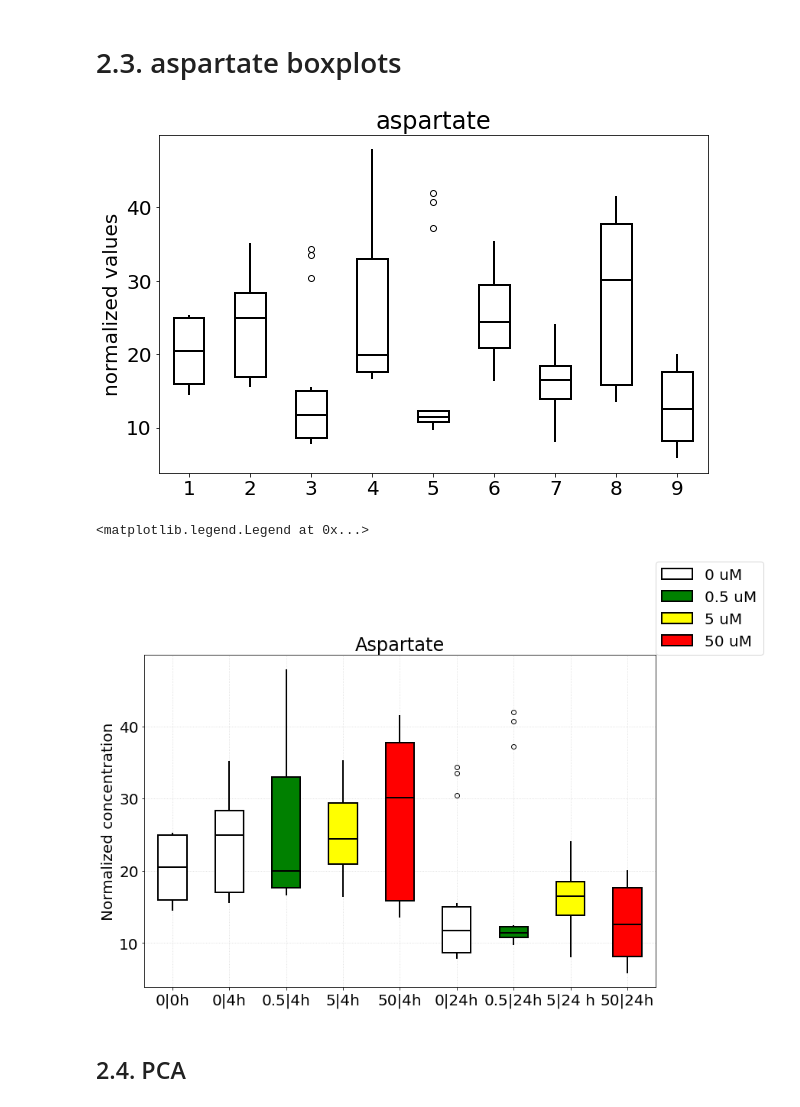
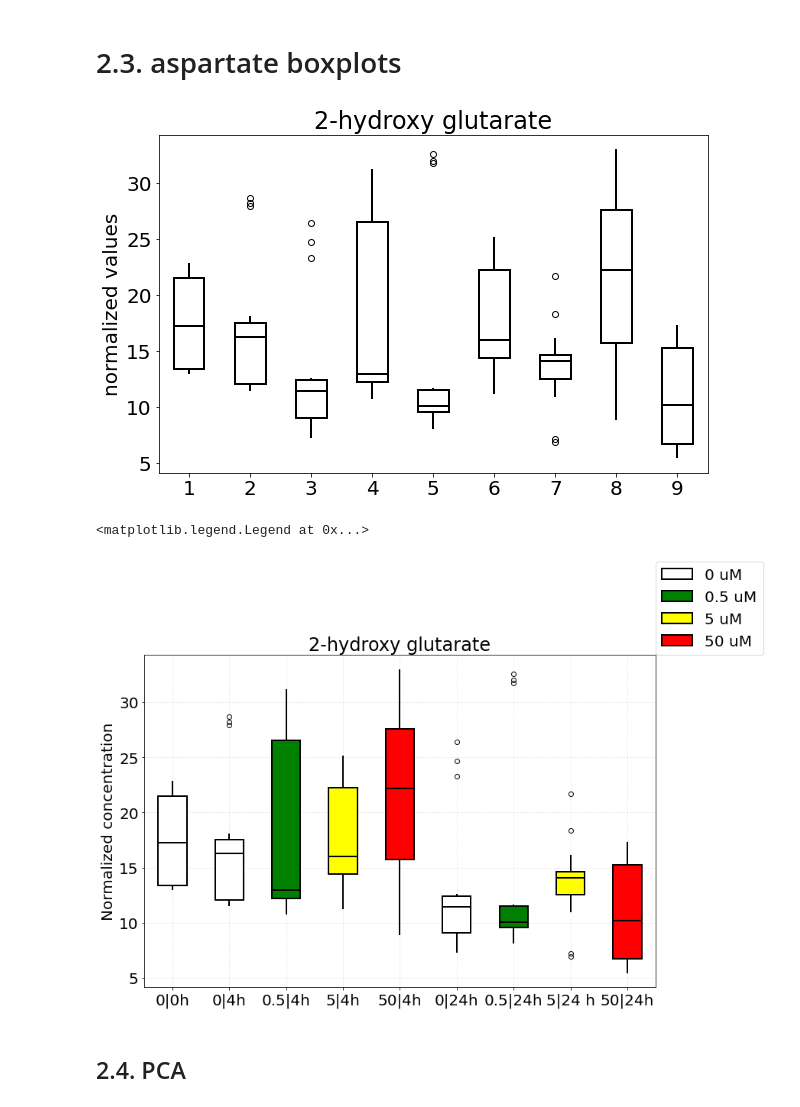
Before and after one commit to adelomana/HUVECs, a Jupyter notebook: untargetted/analysis.ipynb, the cells around one changed output. Saved outputs shown, nothing was run; the diff lists cells and outputs as text; code cells hidden in the pictures.

```diff
--- a/untargetted/analysis.ipynb
+++ b/untargetted/analysis.ipynb
@@ -8,7 +8,7 @@ matplotlib.rcParams.update({'font.size':20, 'font.family':'sans-serif', 'xtick.l
 # 0. user defined variables
 # %%
 untargetted_data_file = '/home/adrian/projects/HUVECs/data/untargetted/AllBatches/ROSA_ACID_NEG_UT_NOMISNORM_AllBatches.csv'
-untargetted_data_file = '/Users/adrian/gd15/hi/research/huvec/data/ROSA_ACID_NEG_UT_NOMISNORM_AllBatches.csv'
+#untargetted_data_file = '/Users/adrian/gd15/hi/research/huvec/data/ROSA_ACID_NEG_UT_NOMISNORM_AllBatches.csv'
 # %% [markdown]
 # 1. read data
 # %%
@@ -81,5 +101,7 @@ conditions after filtering 121
 # %%
-aspartate = 'X132.02816000000001'
+#aspartate = 'X132.02816000000001'
+metabolite_peak = 'X147.02834999999999'
+metabolite_name = '2-hydroxy glutarate'
 # %%
 treatments = ['EGM', '1', '10', '100']
 timepoints = [0, 4, 24]
@@ -96,7 +118,7 @@ print(conditions)
 all_values = []
 for condition in conditions:
     treatment = condition[0]; timepoint = condition[1]
-    sub = df[(df['Treatment'] == treatment) & (df['TIME'] == timepoint)][aspartate]
+    sub = df[(df['Treatment'] == treatment) & (df['TIME'] == timepoint)][metabolite_peak]
 
     print('Concentration {}, time {}. Shape: {}, mean: {}'.format(treatment, timepoint, sub.shape, sub.mean()))
     all_values.append(sub.values)
@@ -162,7 +184,7 @@ matplotlib.pyplot.xticks(bar_positions[1:], ['0|4h', '0|24h', '0.5|4h', '0.5|24h
 all_values = []
 for condition in conditions:
     treatment = condition[0]; timepoint = condition[1]
-    sub = finite_normalized_met[(finite_normalized_met['Treatment'] == treatment) & (finite_normalized_met['TIME'] == timepoint)][aspartate]
+    sub = finite_normalized_met[(finite_normalized_met['Treatment'] == treatment) & (finite_normalized_met['TIME'] == timepoint)][metabolite_peak]
 
     print('Concentration {}, time {}. Shape: {}, mean: {}'.format(treatment, timepoint, sub.shape, sub.mean()))
     #working_values = [value for value in sub.values if numpy.isfinite(value)]
@@ -230,32 +252,32 @@ matplotlib.pyplot.xticks(bar_positions[1:], ['0|4h', '0|24h', '0.5|4h', '0.5|24h
 matplotlib.pyplot.boxplot(all_values, boxprops={'lw':2, 'facecolor':'white'}, medianprops={'lw':2, 'color':'black'}, whiskerprops={'lw':2}, showcaps=False, patch_artist=True)
 
 matplotlib.pyplot.ylabel('normalized values')
-matplotlib.pyplot.title('aspartate')
+matplotlib.pyplot.title(metabolite_name)
 matplotlib.pyplot.tight_layout()
 # %% [output]
-[figure, old version]
+[figure, new version]
 # %%
 fig, ax = matplotlib.pyplot.subplots(figsize=(12,8))
 
 bpw1 = ax.boxplot(all_values[:2], boxprops={'lw':2, 'facecolor':'white'}, medianprops={'lw':2, 'color':'black'}, whiskerprops={'lw':2}, showcaps=False, patch_artist=True, positions=[1,2], widths=0.5)
 
 bpw2 = ax.boxplot(all_values[2], boxprops={'lw':2, 'facecolor':'white'}, medianprops={'lw':2, 'color':'black'}, whiskerprops={'lw':2}, showcaps=False, patch_artist=True, positions=[6], widths=0.5)
 
 bpg = ax.boxplot(all_values[3:5], boxprops={'lw':2, 'facecolor':'green'}, medianprops={'lw':2, 'color':'black'}, whiskerprops={'lw':2}, showcaps=False, patch_artist=True, positions=[3, 7], widths=0.5)
 
 bpy = ax.boxplot(all_values[5:7], boxprops={'lw':2, 'facecolor':'yellow'}, medianprops={'lw':2, 'color':'black'}, whiskerprops={'lw':2}, showcaps=False, patch_artist=True, positions=[4, 8], widths=0.5)
 
 bpr = ax.boxplot(all_values[7:9], boxprops={'lw':2, 'facecolor':'red'}, medianprops={'lw':2, 'color':'black'}, whiskerprops={'lw':2}, showcaps=False, patch_artist=True, positions=[5, 9], widths=0.5)
 
 matplotlib.pyplot.grid(alpha=0.5, ls=':')
 matplotlib.pyplot.xticks([1, 2, 3, 4, 5, 6, 7, 8, 9], ['0|0h', '0|4h', '0.5|4h', '5|4h', '50|4h','0|24h', '0.5|24h', '5|24 h', '50|24h'], )
-matplotlib.pyplot.title('Aspartate')
+matplotlib.pyplot.title(metabolite_name)
 matplotlib.pyplot.ylabel('Normalized concentration')
 
 ax.legend([bpw1["boxes"][0], bpg["boxes"][0], bpy['boxes'][0], bpr['boxes'][0]], ['0 uM', '0.5 uM', '5 uM', '50 uM'], loc=(1,1))
 # %% [output]
 <matplotlib.legend.Legend at 0x...>
-[figure, old version]
+[figure, new version]
 # %% [markdown]
 ## 2.4. PCA
 # %%
```
Also changed, not shown: parts of 9 cells of this notebook, 1 other file.
